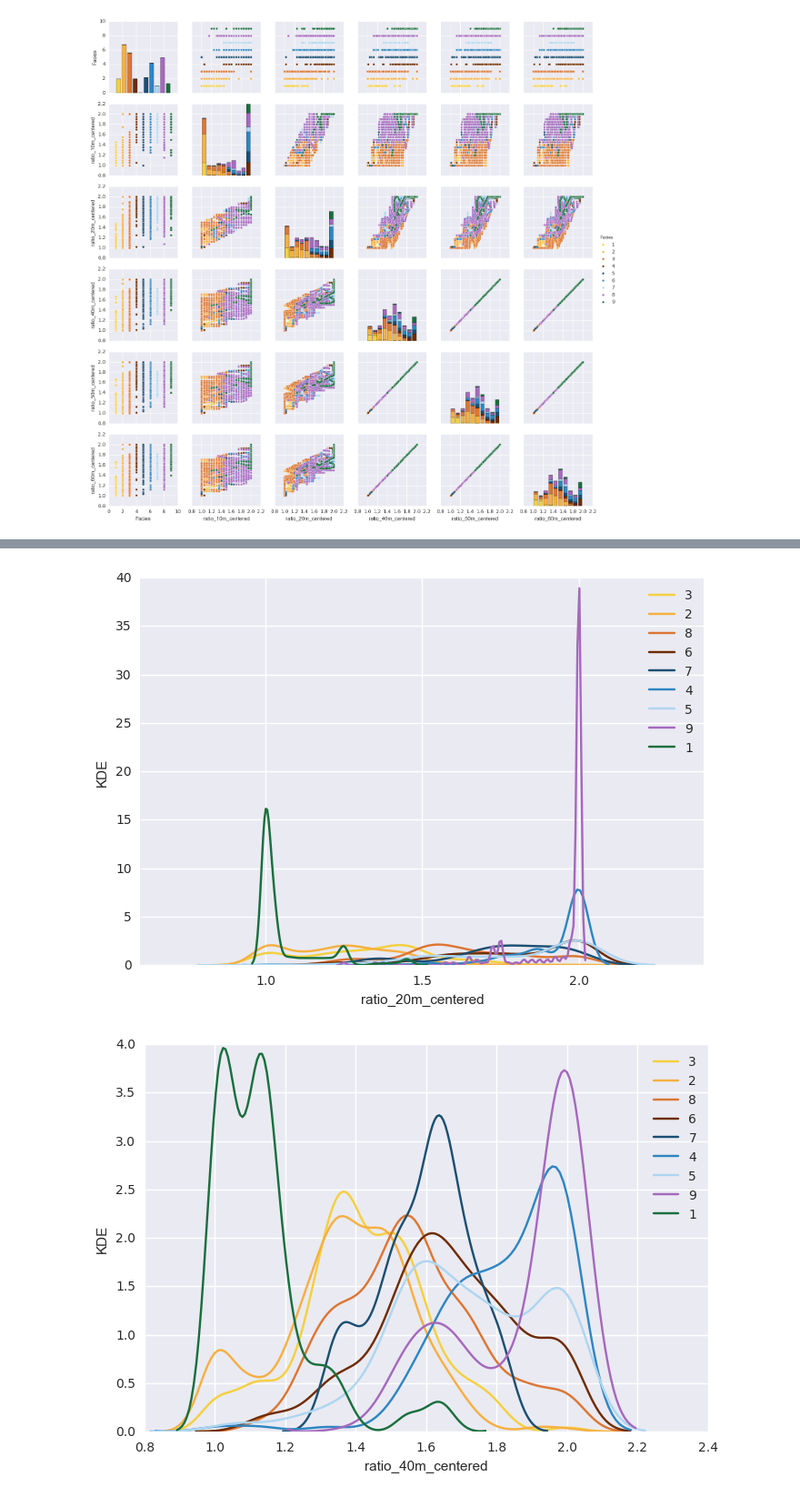
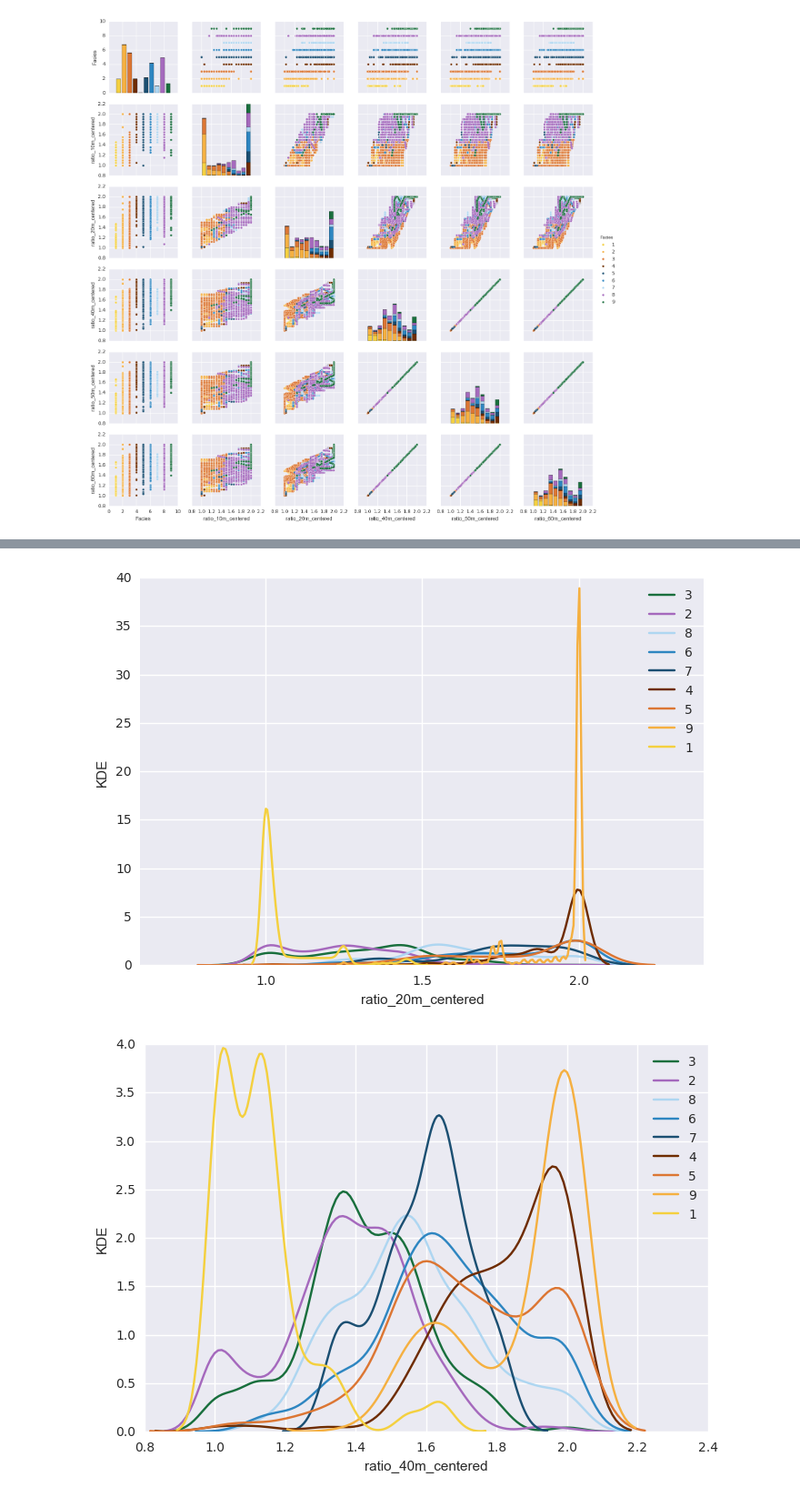
Before and after one commit to lperozzi/2016-ml-contest_liamlearn, a Jupyter notebook: Testing sliding geological variable.ipynb, the cells around one changed output, grey strips where cells are left out. Shown at 91% size. Cells and saved outputs as stored; diff of their text form; code cells hidden in the pictures.

```diff
--- a/Testing sliding geological variable.ipynb
+++ b/Testing sliding geological variable.ipynb
@@ -112,6 +112,7 @@ sns.pairplot(temp_df, hue='Facies', palette = flatui)
 <seaborn.axisgrid.PairGrid at 0x...>
 [figure]
 # %%
+flatui.reverse()
 sns.set_palette(flatui)
 list_variables = ['ratio_10m_centered', 'ratio_20m_centered', 'ratio_40m_centered', 'ratio_50m_centered',
                   'ratio_60m_centered']
@@ -126,2 +127,2 @@ for a in list_variables:
-[figure, old version]
+[figure, new version]
-[figure, old version]
+[figure, new version]
```
Also changed, not shown: parts of 2 cells of this notebook.
